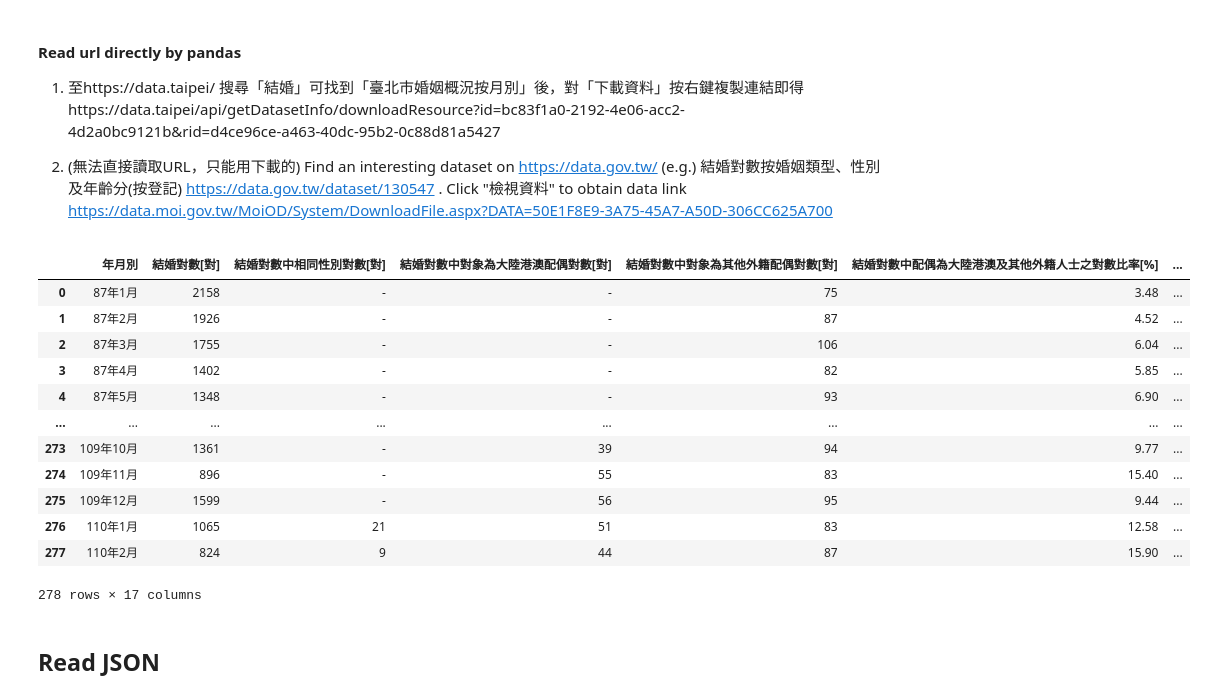
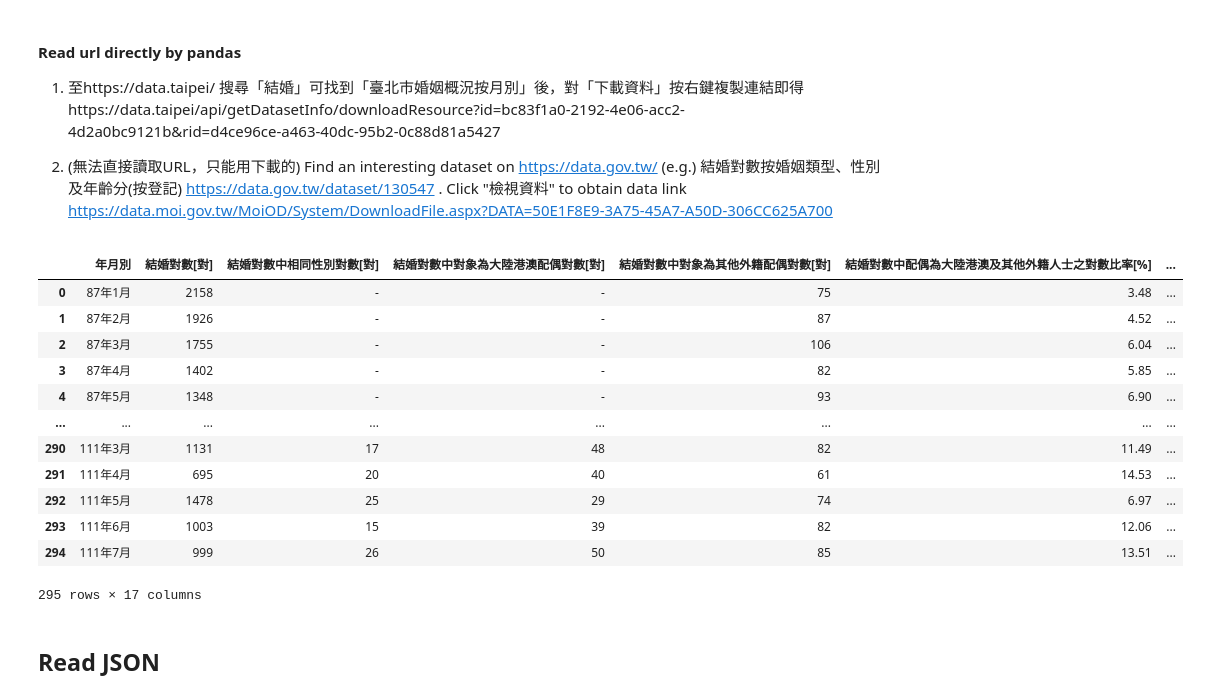
Before and after one commit to p4css/py4css, a Jupyter notebook: _sources/PSS/P05_read_csv_json.ipynb, the cells around one changed output. Drawn from its saved outputs; the diff is of its cells as text; code cells hidden in the pictures.

```diff
--- a/_sources/PSS/P05_read_csv_json.ipynb
+++ b/_sources/PSS/P05_read_csv_json.ipynb
@@ -148,22 +154,22 @@ df
 # %%
 import pandas as pd
 url = 'https://data.taipei/api/getDatasetInfo/downloadResource?id=bc83f1a0-2192-4e06-acc2-4d2a0bc9121b&rid=d4ce96ce-a463-40dc-95b2-0c88d81a5427'
-df = pd.read_csv(url, error_bad_lines=False, encoding='big5')
+df = pd.read_csv(url, on_bad_lines="skip", encoding='big5')
 df
 # %% [output]
 |  | 年月別 | 結婚對數[對] | 結婚對數中相同性別對數[對] | 結婚對數中對象為大陸港澳配偶對數[對] | 結婚對數中對象為其他外籍配偶對數[對] | 結婚對數中配偶為大陸港澳及其他外籍人士之對數比率[%] | ... |
 | 0 | 87年1月 | 2158 | - | - | 75 | 3.48 | ... |
 | 1 | 87年2月 | 1926 | - | - | 87 | 4.52 | ... |
 | 2 | 87年3月 | 1755 | - | - | 106 | 6.04 | ... |
 | 3 | 87年4月 | 1402 | - | - | 82 | 5.85 | ... |
 | 4 | 87年5月 | 1348 | - | - | 93 | 6.90 | ... |
 | ... | ... | ... | ... | ... | ... | ... | ... |
-| 273 | 109年10月 | 1361 | - | 39 | 94 | 9.77 | ... |
-| 274 | 109年11月 | 896 | - | 55 | 83 | 15.40 | ... |
-| 275 | 109年12月 | 1599 | - | 56 | 95 | 9.44 | ... |
-| 276 | 110年1月 | 1065 | 21 | 51 | 83 | 12.58 | ... |
-| 277 | 110年2月 | 824 | 9 | 44 | 87 | 15.90 | ... |
+| 290 | 111年3月 | 1131 | 17 | 48 | 82 | 11.49 | ... |
+| 291 | 111年4月 | 695 | 20 | 40 | 61 | 14.53 | ... |
+| 292 | 111年5月 | 1478 | 25 | 29 | 74 | 6.97 | ... |
+| 293 | 111年6月 | 1003 | 15 | 39 | 82 | 12.06 | ... |
+| 294 | 111年7月 | 999 | 26 | 50 | 85 | 13.51 | ... |
-278 rows × 17 columns
+295 rows × 17 columns
 # %% [markdown]
 ## Read JSON
 # %% [markdown]
```
Also changed, not shown: parts of 19 cells of this notebook, 17 other files.
